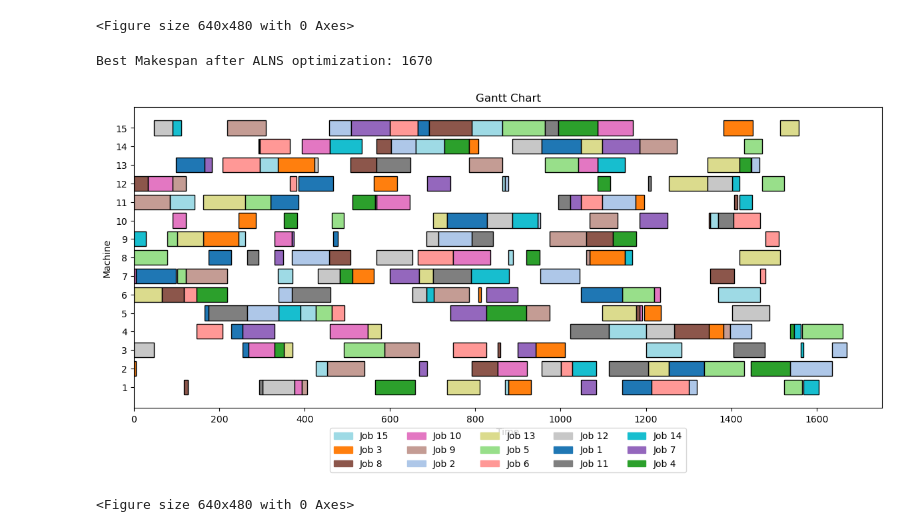
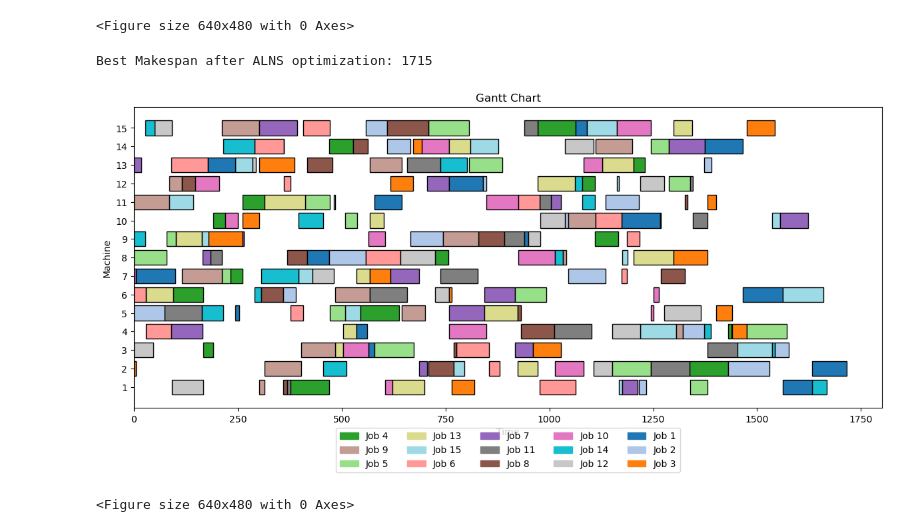
Before and after one commit to wilmarc/Heuristics, a Jupyter notebook: ALNS/ALNS_proy.ipynb, the cells around one changed output. Drawn from its saved outputs; the diff is of its cells as text; code cells hidden in the pictures.

Commit message:
trials, heuristic implementations

```diff
--- a/ALNS/ALNS_proy.ipynb
+++ b/ALNS/ALNS_proy.ipynb
@@ -108,9 +109,9 @@ print("Makespan Basic Assignation:", makespan)
 # %% [output]
 Makespan Basic Assignation: 3267
 # %%
-def plot_schedule(schedule, op_start_times, op_end_times):
+def plot_schedule(schedule, op_start_times, op_end_times,machines):
     fig, ax = plt.subplots(figsize=(12, 6))
-    colors = cm.get_cmap('tab20', n_jobs)
+    colors = cm.get_cmap('tab20', machines.shape[0])
     job_labels = []
     job_colors = []
     for (job, op) in schedule:
@@ -134,7 +135,7 @@ def plot_schedule(schedule, op_start_times, op_end_times):
 
     ax.set_xlabel('Time')
     ax.set_ylabel('Machine')
-    ax.set_yticks(range(1,n_machines+1,1))
+    ax.set_yticks(range(1,np.max(machines)+1+1,1))
     ax.set_title('Gantt Chart')
     ax.legend([plt.Rectangle((0,0),1,1, color=c) for c in job_colors],
               [f"Job {j+1}" for j in job_labels],
@@ -144,9 +145,9 @@ def plot_schedule(schedule, op_start_times, op_end_times):
 
     ax.set_xlabel('Time')
     ax.set_ylabel('Machine')
-    ax.set_yticks(range(1,n_machines+1,1))
+    # ax.set_yticks(range(1,np.max(machines)+1,1))
     ax.set_title('Gantt Chart')
-    ax.legend([f"Job {j+1}" for j in range(n_jobs)], loc='upper center', bbox_to_anchor=(0.5, -0.5), ncol=5)
+    ax.legend([f"Job {j+1}" for j in range(machines.shape[0])], loc='upper center', bbox_to_anchor=(0.5, -0.5), ncol=5)
     plt.tight_layout()
     plt.show()
 # %%
@@ -161,7 +162,7 @@ def most_work_remaining_initialization(times, machines):
     n_jobs, n_ops = times.shape
     job_next_op = [0] * n_jobs #Stores the number of operations assigned per job
     job_available = [0] * n_jobs #Stores the end time for each job
-    machine_available = [0] * np.max(machines) #Stores the end time for each machine
+    machine_available = [0] * (np.max(machines)+1) #Stores the end time for each machine
     schedule = []
 
     remaining = True
@@ -171,7 +172,7 @@ def most_work_remaining_initialization(times, machines):
             o = job_next_op[j]
             if o < n_ops:
                 remaining_work = sum(times[j][o:]) #calculates the total processing time of Job j
-                m = machines[j][o] - 1
+                m = machines[j][o]
                 earliest_start = max(job_available[j], machine_available[m]) #identifies if the activity must be placed after machine is empty or after the previous op of the job is done
                 ready_ops.append((-remaining_work, earliest_start, j, o))
 
@@ -182,7 +183,7 @@ def most_work_remaining_initialization(times, machines):
         _, _, j, o = ready_ops[0]
 
         schedule.append((j, o))
-        m = machines[j][o] - 1
+        m = machines[j][o]
         start_time = max(job_available[j], machine_available[m]) #identifies if the activity must be placed after machine is empty or after the previous op of the job is done
         end_time = start_time + times[j][o]
         job_available[j] = end_time
@@ -193,9 +194,9 @@ def most_work_remaining_initialization(times, machines):
 
     return schedule
 # %%
-schedule = most_work_remaining_initialization(times, machines)
-makespan, start_times, end_times = evaluate_fitness(schedule, times, machines)
-print("Makespan Constructive Heuristic Assignation:",makespan)
+schedule1x = most_work_remaining_initialization(times1, machines1)
+makespan1x, start_times1x, end_times1x = evaluate_fitness(schedule1x, times1, machines1)
+print("Makespan Constructive Heuristic Assignation:",makespan1x)
 # %% [output]
 Makespan Constructive Heuristic Assignation: 1865
 # %%
@@ -423,19 +435,21 @@ def alns(schedule, times, machines, iterations, pct_destroy,lambda_a,taboo_tenur
 
     return best_schedule
 # %%
-iterations=2000
-pct_destroy=0.1
-lambda_a=0.01
-taboo_tenure=10
+random.seed(10)
+
+iterations=1000
+pct_destroy=0.2
+lambda_a=0.1
+taboo_tenure=50
 cooling_rate=0.9
 max_iter_n=10
-scheduleopt = alns(schedule, times, machines,iterations,pct_destroy,lambda_a,taboo_tenure,cooling_rate,max_iter_n)
-makespan, start_times, end_times = evaluate_fitness(scheduleopt,times,machines)
+scheduleopt = alns(schedule1x, times1, machines1,iterations,pct_destroy,lambda_a,taboo_tenure,cooling_rate,max_iter_n)
+makespan, start_times, end_times = evaluate_fitness(scheduleopt,times1,machines1)
 print(f"Best Makespan after ALNS optimization: {makespan}")
 # %% [output]
-Best Makespan after ALNS optimization: 1670
+Best Makespan after ALNS optimization: 1715
 # %%
-plot_schedule(scheduleopt, start_times, end_times)
+plot_schedule(scheduleopt, start_times, end_times,machines1)
 # %% [output]
-[figure, old version]
+[figure, new version]
 <Figure size 640x480 with 0 Axes>
```
Also changed, not shown: parts of 11 cells of this notebook, 32 other files.
